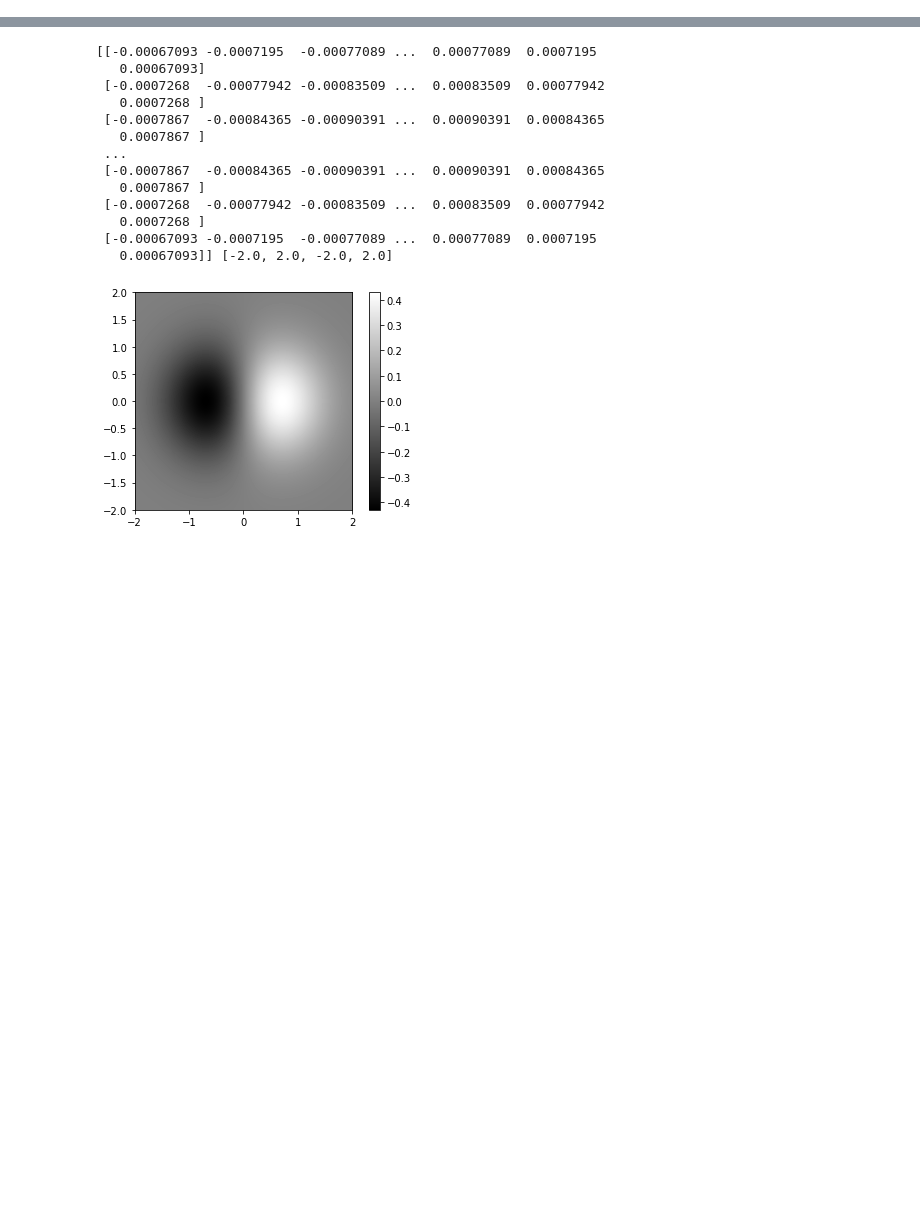
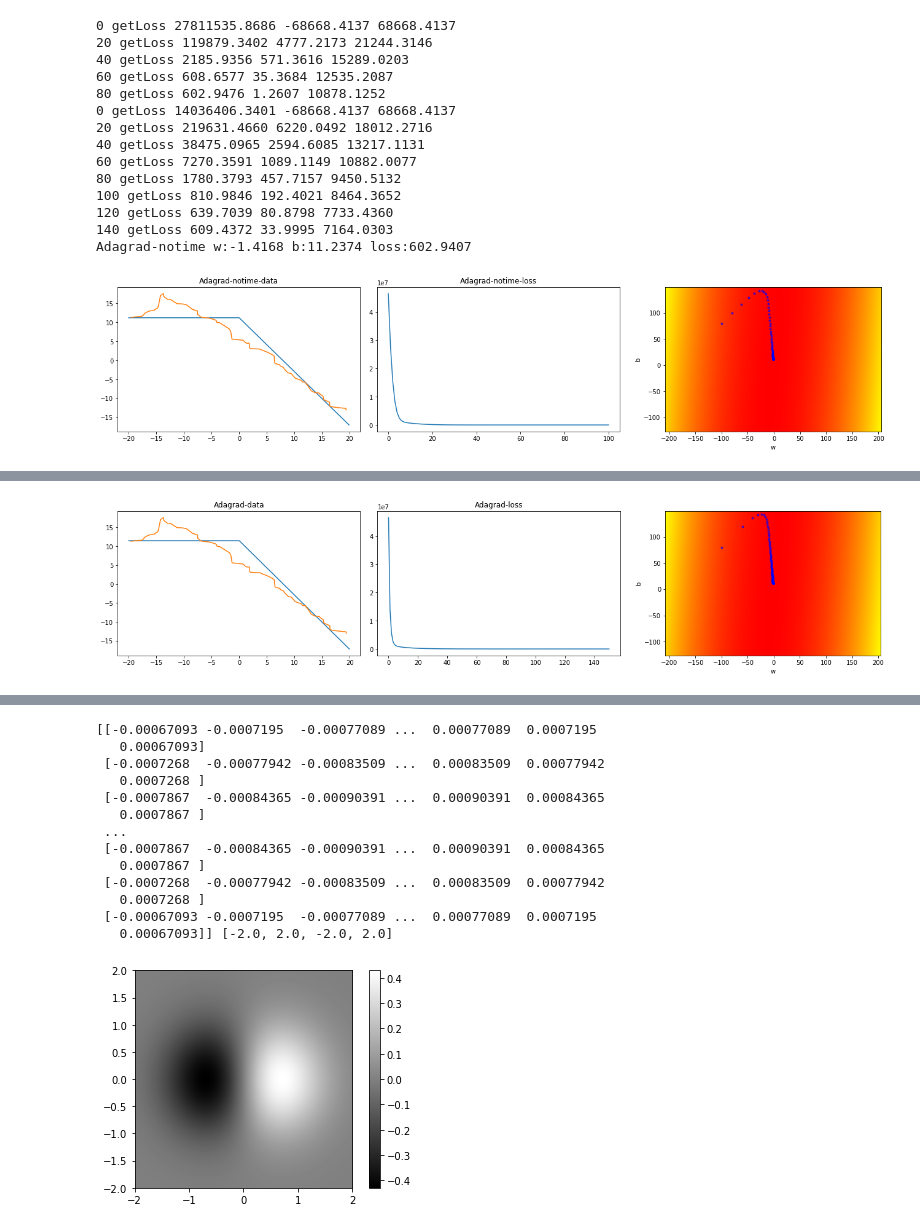
Before and after one commit to thetime50/colab-notebook, a Jupyter notebook: machine-learning/gradient_descent.ipynb, the cells around one changed output, grey strips where cells are left out. Cells and saved outputs as stored; diff of their text form; code cells hidden in the pictures; blank space fills up the shorter version.

```diff
--- a/machine-learning/gradient_descent.ipynb
+++ b/machine-learning/gradient_descent.ipynb
@@ -234,0 +242,28 @@ Adagrad w:-1.4531 b:13.3260 loss:406.8459
+# %%
+
+nwAdagradNt=Neurel(weightStart,biasStart)
+nwAdagrad=Neurel(weightStart,biasStart)
+graAdagradNt = gradientDescentAdagrad(nwAdagradNt,data,ETA*1000000,0)
+graAdagrad = gradientDescentAdagrad(nwAdagrad,data,ETA*1000000*2,1,150)
+
+
+# print(plt.rcParams["figure.figsize"])
+# plt.rcParams["figure.figsize"] = (12, 9) # (w, h)
+drawGraph('Adagrad-notime',data,xaxis,Neurel,nwAdagradNt,weightStart,biasStart,graAdagradNt)
+drawGraph('Adagrad',data,xaxis,Neurel,nwAdagrad,weightStart,biasStart,graAdagrad)
+# %% [output]
+0 getLoss 27811535.8686 -68668.4137 68668.4137
+20 getLoss 119879.3402 4777.2173 21244.3146
+40 getLoss 2185.9356 571.3616 15289.0203
+60 getLoss 608.6577 35.3684 12535.2087
+80 getLoss 602.9476 1.2607 10878.1252
+0 getLoss 14036406.3401 -68668.4137 68668.4137
+20 getLoss 219631.4660 6220.0492 18012.2716
+40 getLoss 38475.0965 2594.6085 13217.1131
+60 getLoss 7270.3591 1089.1149 10882.0077
+80 getLoss 1780.3793 457.7157 9450.5132
+100 getLoss 810.9846 192.4021 8464.3652
+120 getLoss 639.7039 80.8798 7733.4360
+140 getLoss 609.4372 33.9995 7164.0303
+Adagrad-notime w:-1.4168 b:11.2374 loss:602.9407
+[figure, added]
@@ -234,0 +271 @@ Adagrad w:-1.4531 b:13.3260 loss:406.8459
+[figure, added]
```
Also changed, not shown: parts of 8 cells of this notebook.
